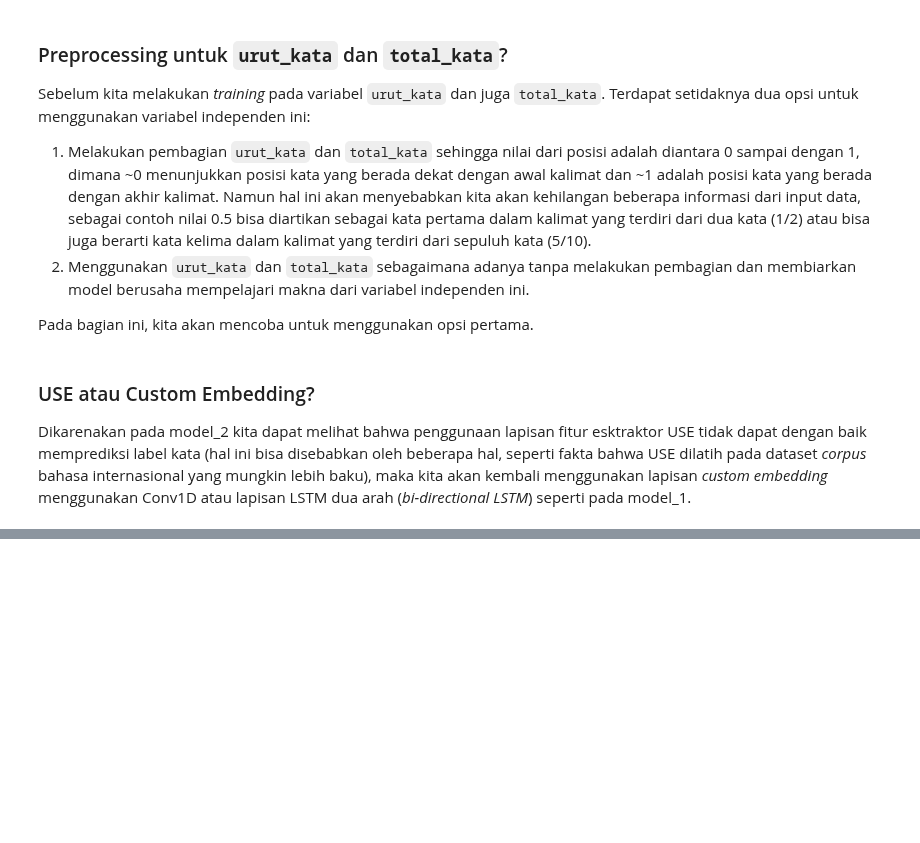
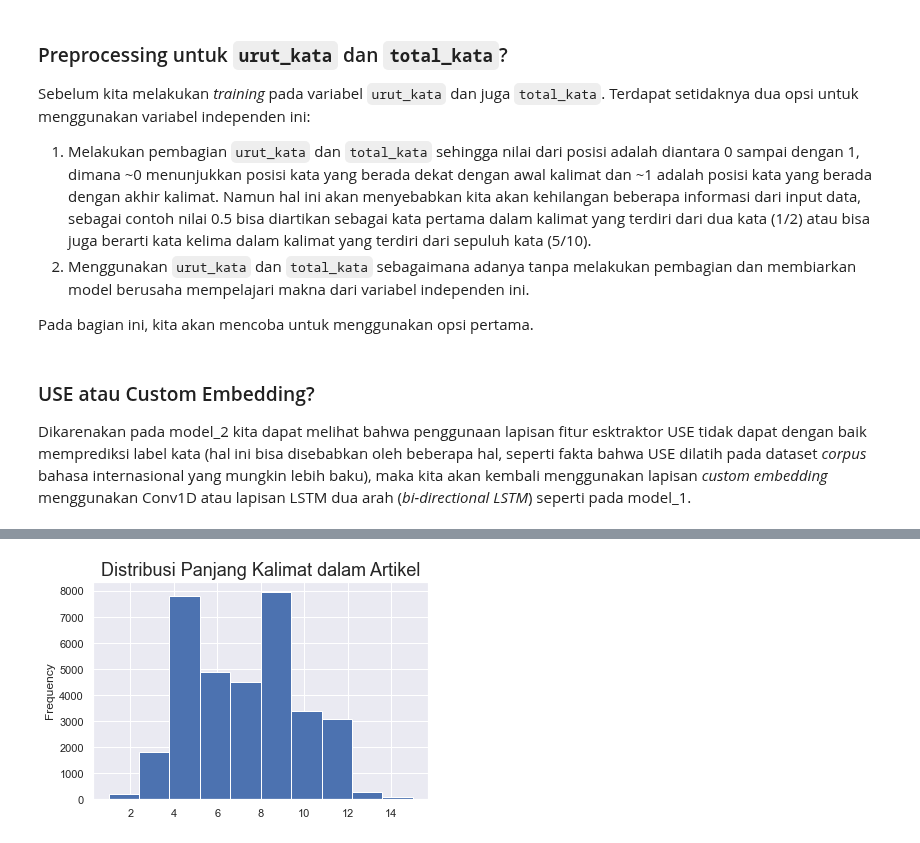
Before and after one commit to johanesPao/ColorSkim, a Jupyter notebook: ColorSkim_AI.ipynb, the cells around one changed output, grey strips where cells are left out. Saved outputs shown, nothing was run; the diff lists cells and outputs as text; code cells hidden in the pictures; blank space fills up the shorter version.

```diff
--- a/ColorSkim_AI.ipynb
+++ b/ColorSkim_AI.ipynb
@@ -1238,0 +1313,6 @@ Dikarenakan pada model_2 kita dapat melihat bahwa penggunaan lapisan fitur esktr
+# %%
+train_data['total_kata'].plot.hist()
+plt.title('Distribusi Panjang Kalimat dalam Artikel', fontsize=18)
+plt.show()
+# %% [output]
+[figure, added]
```
Also changed, not shown: parts of 36 cells of this notebook, 5 other files.
